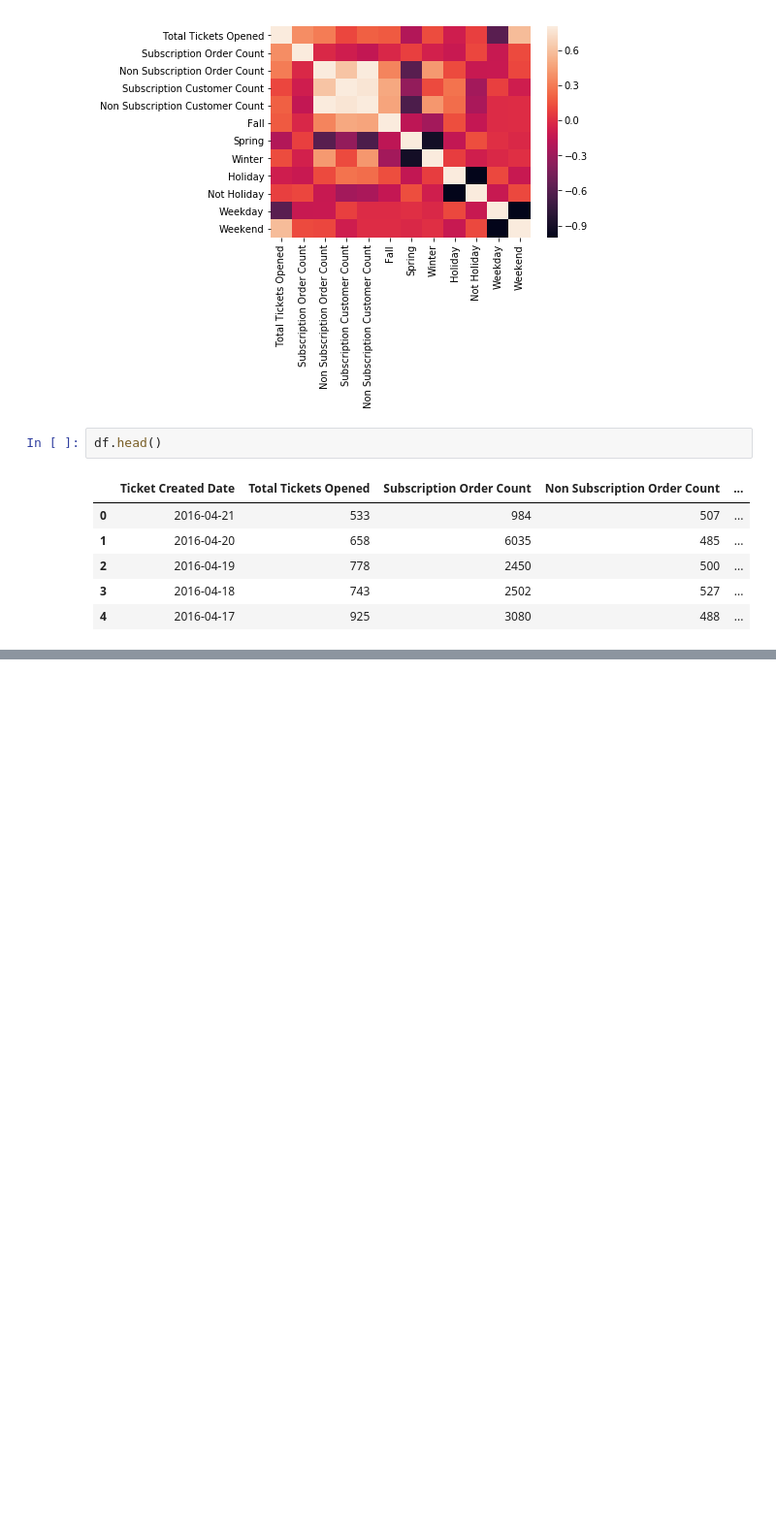
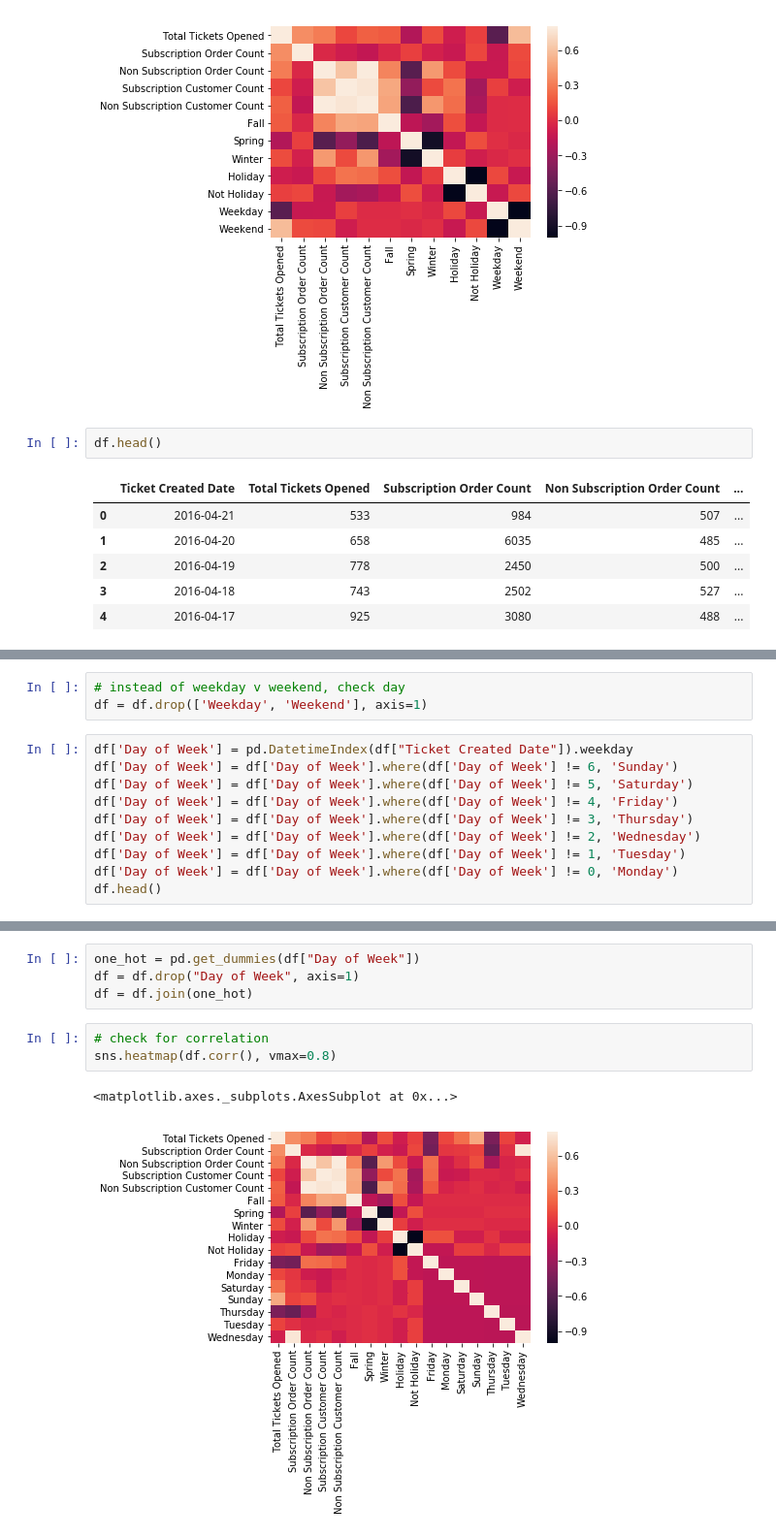
Before and after one commit to brianjinkim/Assorted, a Jupyter notebook: MR.ipynb, the cells around one changed output, grey strips where cells are left out. Shown: that part at 97% size. Drawn from its saved outputs; the diff is of its cells as text; blank space fills up the shorter version.

```diff
--- a/MR.ipynb
+++ b/MR.ipynb
@@ -209,0 +202,13 @@ df.to_csv("Data/Modified_MR_DS.csv")
+# %%
+# instead of weekday v weekend, check day
+df = df.drop(['Weekday', 'Weekend'], axis=1)
+# %%
+df['Day of Week'] = pd.DatetimeIndex(df["Ticket Created Date"]).weekday
+df['Day of Week'] = df['Day of Week'].where(df['Day of Week'] != 6, 'Sunday')
+df['Day of Week'] = df['Day of Week'].where(df['Day of Week'] != 5, 'Saturday')
+df['Day of Week'] = df['Day of Week'].where(df['Day of Week'] != 4, 'Friday')
+df['Day of Week'] = df['Day of Week'].where(df['Day of Week'] != 3, 'Thursday')
+df['Day of Week'] = df['Day of Week'].where(df['Day of Week'] != 2, 'Wednesday')
+df['Day of Week'] = df['Day of Week'].where(df['Day of Week'] != 1, 'Tuesday')
+df['Day of Week'] = df['Day of Week'].where(df['Day of Week'] != 0, 'Monday')
+df.head()
@@ -209,0 +222,10 @@ df.to_csv("Data/Modified_MR_DS.csv")
+# %%
+one_hot = pd.get_dummies(df["Day of Week"])
+df = df.drop("Day of Week", axis=1)
+df = df.join(one_hot)
+# %%
+# check for correlation
+sns.heatmap(df.corr(), vmax=0.8)
+# %% [output]
+<matplotlib.axes._subplots.AxesSubplot at 0x...>
+[figure, added]
```
Also changed, not shown: parts of 18 cells of this notebook.
